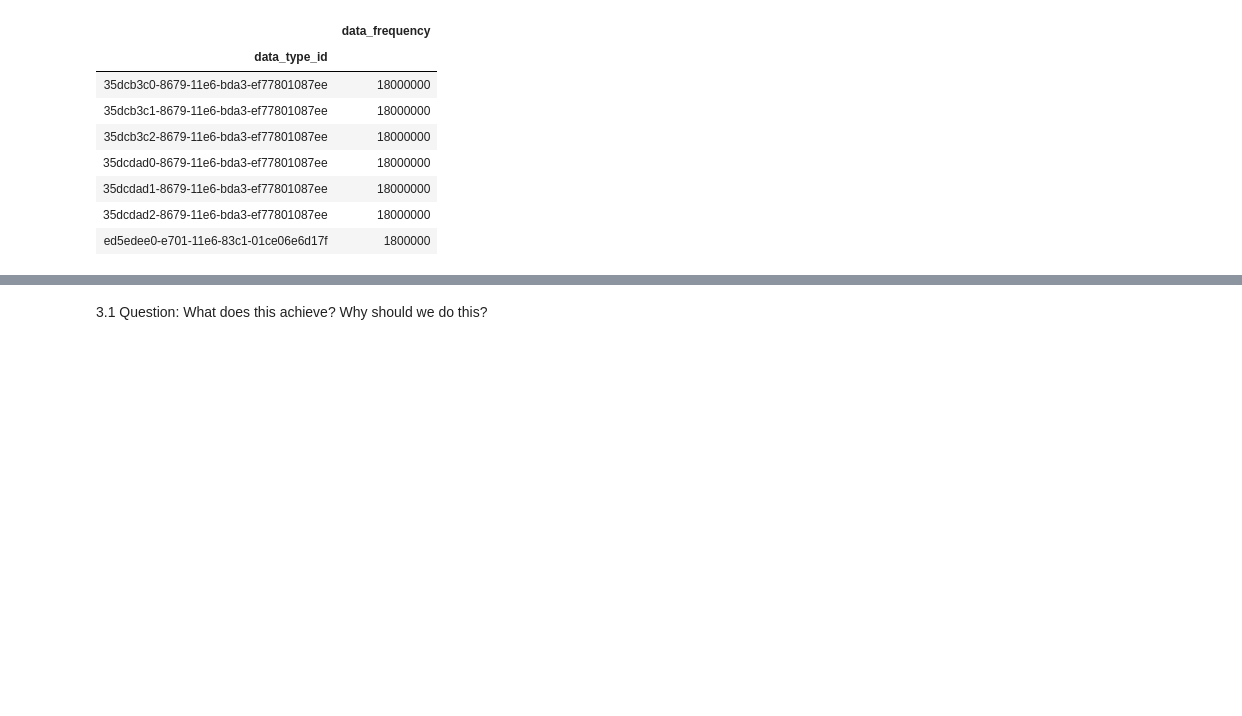
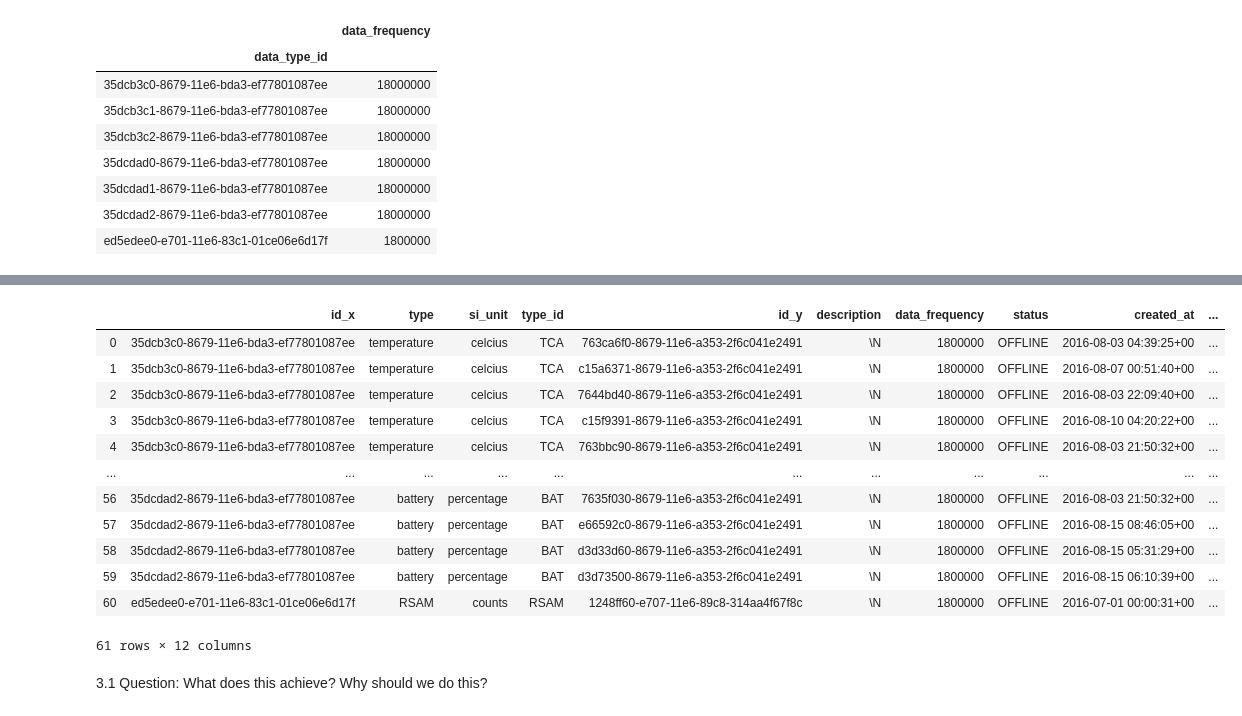
Before and after one commit to Opondoh/Digital_Thread_Summative, a Jupyter notebook: Summative.ipynb, the cells around one changed output, grey strips where cells are left out. Drawn from its saved outputs; the diff is of its cells as text; code cells hidden in the pictures; blank space fills up the shorter version.

```diff
--- a/Summative.ipynb
+++ b/Summative.ipynb
@@ -182,3 +178,24 @@ df_types["id"].head()
+# %%
+#merge each sensor_id with its type.
+df_types = pd.DataFrame(data_types)
+df_sensors = pd.DataFrame(data_sensors)
+
+sensors_type = df_types.merge(df_sensors, left_on='id', right_on='data_type_id')
+sensors_type
+# %% [output]
+|  | id_x | type | si_unit | type_id | id_y | description | data_frequency | status | created_at | ... |
+| 0 | 35dcb3c0-8679-11e6-bda3-ef77801087ee | temperature | celcius | TCA | 763ca6f0-8679-11e6-a353-2f6c041e2491 | \N | 1800000 | OFFLINE | 2016-08-03 04:39:25+00 | ... |
+| 1 | 35dcb3c0-8679-11e6-bda3-ef77801087ee | temperature | celcius | TCA | c15a6371-8679-11e6-a353-2f6c041e2491 | \N | 1800000 | OFFLINE | 2016-08-07 00:51:40+00 | ... |
+| 2 | 35dcb3c0-8679-11e6-bda3-ef77801087ee | temperature | celcius | TCA | 7644bd40-8679-11e6-a353-2f6c041e2491 | \N | 1800000 | OFFLINE | 2016-08-03 22:09:40+00 | ... |
+| 3 | 35dcb3c0-8679-11e6-bda3-ef77801087ee | temperature | celcius | TCA | c15f9391-8679-11e6-a353-2f6c041e2491 | \N | 1800000 | OFFLINE | 2016-08-10 04:20:22+00 | ... |
+| 4 | 35dcb3c0-8679-11e6-bda3-ef77801087ee | temperature | celcius | TCA | 763bbc90-8679-11e6-a353-2f6c041e2491 | \N | 1800000 | OFFLINE | 2016-08-03 21:50:32+00 | ... |
+| ... | ... | ... | ... | ... | ... | ... | ... | ... | ... | ... |
+| 56 | 35dcdad2-8679-11e6-bda3-ef77801087ee | battery | percentage | BAT | 7635f030-8679-11e6-a353-2f6c041e2491 | \N | 1800000 | OFFLINE | 2016-08-03 21:50:32+00 | ... |
+| 57 | 35dcdad2-8679-11e6-bda3-ef77801087ee | battery | percentage | BAT | e66592c0-8679-11e6-a353-2f6c041e2491 | \N | 1800000 | OFFLINE | 2016-08-15 08:46:05+00 | ... |
+| 58 | 35dcdad2-8679-11e6-bda3-ef77801087ee | battery | percentage | BAT | d3d33d60-8679-11e6-a353-2f6c041e2491 | \N | 1800000 | OFFLINE | 2016-08-15 05:31:29+00 | ... |
+| 59 | 35dcdad2-8679-11e6-bda3-ef77801087ee | battery | percentage | BAT | d3d73500-8679-11e6-a353-2f6c041e2491 | \N | 1800000 | OFFLINE | 2016-08-15 06:10:39+00 | ... |
+| 60 | ed5edee0-e701-11e6-83c1-01ce06e6d17f | RSAM | counts | RSAM | 1248ff60-e707-11e6-89c8-314aa4f67f8c | \N | 1800000 | OFFLINE | 2016-07-01 00:00:31+00 | ... |
+61 rows × 12 columns
 # %% [markdown]
 3.1 Question: What does this achieve? Why should we do this?
 # %% [markdown]
```
Also changed, not shown: parts of 5 cells of this notebook.
